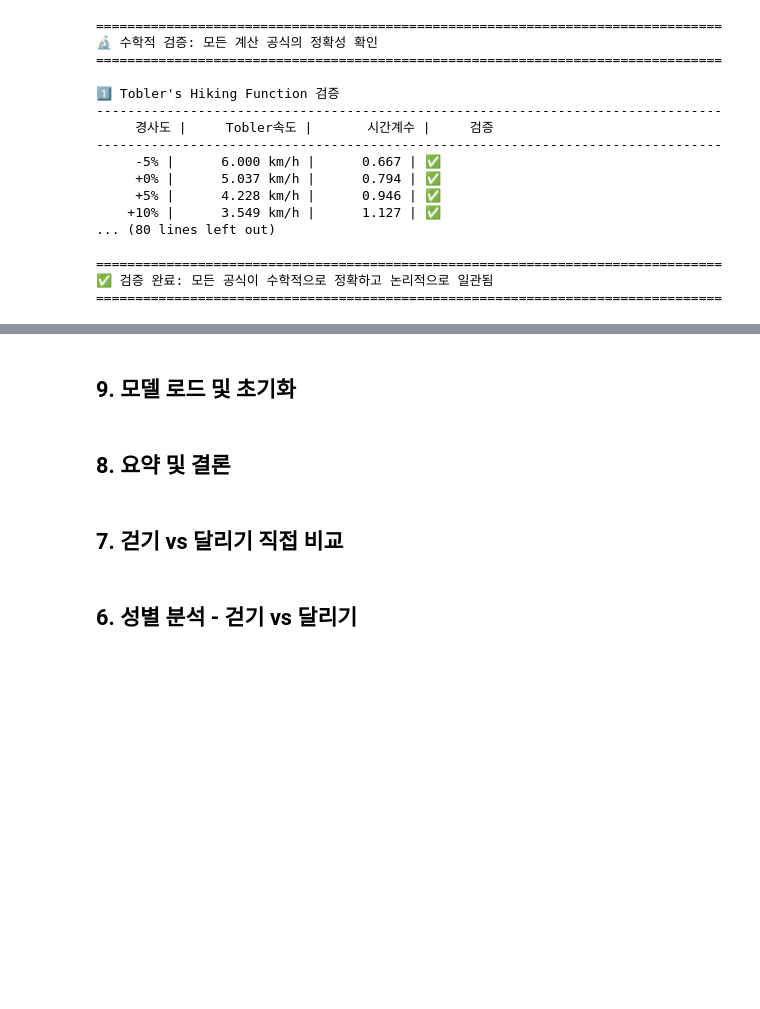
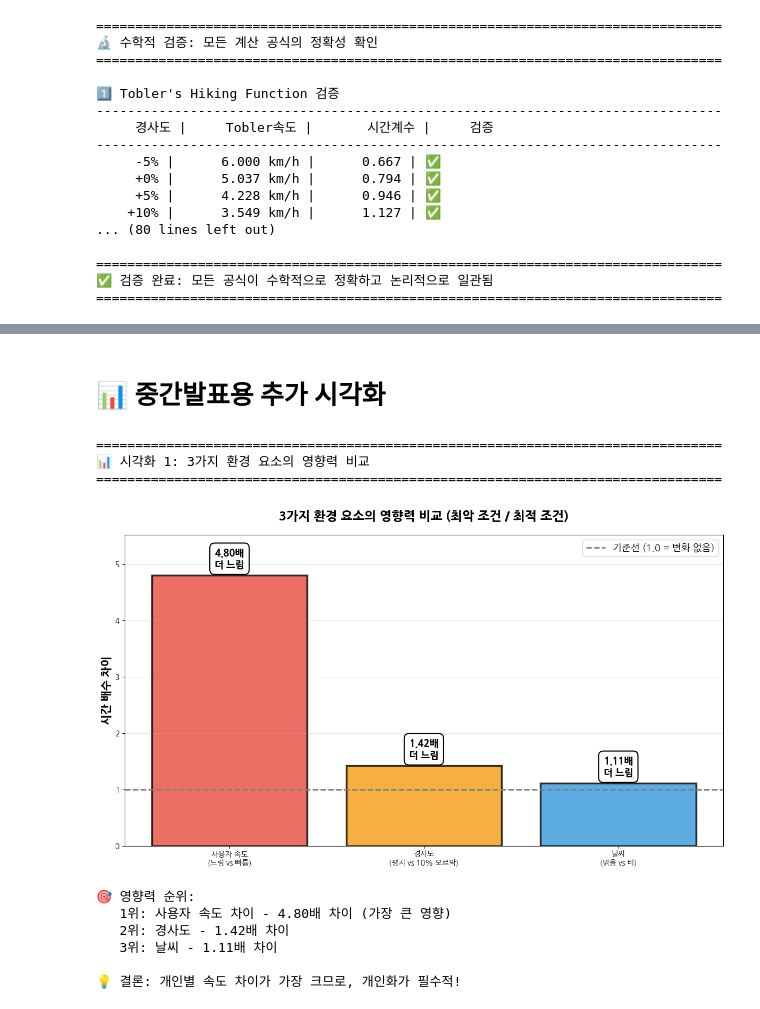
Before and after one commit to CSID-DGU/2025-2-DSCD-3g-07, a Jupyter notebook: backend/personal_speed_analysis.ipynb, the cells around one changed output, grey strips where cells are left out. Saved outputs shown, nothing was run; the diff lists cells and outputs as text; code cells hidden in the pictures; blank space fills up the shorter version.

```diff
--- a/backend/personal_speed_analysis.ipynb
+++ b/backend/personal_speed_analysis.ipynb
@@ -1995,11 +1994,11 @@ print(f"      - 평균 사용자 (50%ile, {speed_samples_list[2]:.2f}m/s): {user
 print(f"      - 빠른 사용자 (90%ile, {speed_samples_list[4]:.2f}m/s): {user_time_90:.3f} → Tmap 대비 {(user_time_90-1)*100:+.0f}%")
 print()
 
-# 경사도 시간 계수 계산
-slope_0 = calculate_slope_time_factor(0, base_speed_kmh=4.0)
-slope_5_up = calculate_slope_time_factor(5, base_speed_kmh=4.0)
-slope_10_up = calculate_slope_time_factor(10, base_speed_kmh=4.0)
-slope_5_down = calculate_slope_time_factor(-5, base_speed_kmh=4.0)
+# 경사도 시간 계수 계산 (항상 4.0 고정!)
+slope_0 = calculate_slope_time_factor(0, 4.0)
+slope_5_up = calculate_slope_time_factor(5, 4.0)
+slope_10_up = calculate_slope_time_factor(10, 4.0)
+slope_5_down = calculate_slope_time_factor(-5, 4.0)
 
 print("   2️⃣ 경사도 시간 계수 (Tobler's Function):")
 print(f"      - 평지 (0%): {slope_0:.3f} (기준)")
@@ -2852,8 +2841,55 @@ print("=" * 80)
-# %% [markdown]
-## 9. 모델 로드 및 초기화
-# %% [markdown]
-## 8. 요약 및 결론
-# %% [markdown]
-## 7. 걷기 vs 달리기 직접 비교
-# %% [markdown]
-## 6. 성별 분석 - 걷기 vs 달리기
+# %% [markdown]
+# 📊 중간발표용 추가 시각화
+# %%
+# 1️⃣ 계수 영향력 비교 막대 그래프
+print("=" * 80)
+print("📊 시각화 1: 3가지 환경 요소의 영향력 비교")
+print("=" * 80)
+print()
+
+fig, ax = plt.subplots(figsize=(12, 7))
+
+# 3가지 요소의 영향력 계산
+factors = ['사용자 속도\n(느림 vs 빠름)', '경사도\n(평지 vs 10% 오르막)', '날씨\n(맑음 vs 비)']
+time_changes = [
+    user_time_10 / user_time_90,  # 사용자 효과: 느린/빠른 비율
+    slope_10_up / slope_0,          # 경사 효과: 오르막/평지 비율
+    rain_time_coeff / clear_time_coeff  # 날씨 효과: 비/맑음 비율
+]
+
+colors = ['#E74C3C', '#F39C12', '#3498DB']
+bars = ax.bar(factors, time_changes, color=colors, alpha=0.8, edgecolor='black', linewidth=2.5)
+
+ax.axhline(y=1.0, color='gray', linestyle='--', linewidth=2, label='기준선 (1.0 = 변화 없음)')
+ax.set_ylabel('시간 배수 차이', fontsize=15, fontweight='bold')
+ax.set_title('3가지 환경 요소의 영향력 비교 (최악 조건 / 최적 조건)', fontsize=17, fontweight='bold', pad=20)
+ax.grid(True, alpha=0.3, axis='y')
+ax.legend(fontsize=13, loc='upper right')
+ax.set_ylim(0, max(time_changes) * 1.15)
+
+# 값 표시
+for bar, val in zip(bars, time_changes):
+    height = bar.get_height()
+    ax.text(bar.get_x() + bar.get_width()/2., height + 0.1,
+            f'{val:.2f}배\n더 느림', ha='center', va='bottom', fontsize=13, fontweight='bold',
+            bbox=dict(boxstyle='round,pad=0.5', facecolor='white', edgecolor='black', linewidth=1.5))
+
+plt.tight_layout()
+plt.show()
+
+print(f"\n🎯 영향력 순위:")
+print(f"   1위: 사용자 속도 차이 - {time_changes[0]:.2f}배 차이 (가장 큰 영향)")
+print(f"   2위: 경사도 - {time_changes[1]:.2f}배 차이")
+print(f"   3위: 날씨 - {time_changes[2]:.2f}배 차이")
+print(f"\n💡 결론: 개인별 속도 차이가 가장 크므로, 개인화가 필수적!")
+# %% [output]
+================================================================================
+📊 시각화 1: 3가지 환경 요소의 영향력 비교
+================================================================================
+[figure, added]
+🎯 영향력 순위:
+   1위: 사용자 속도 차이 - 4.80배 차이 (가장 큰 영향)
+   2위: 경사도 - 1.42배 차이
+   3위: 날씨 - 1.11배 차이
+
+💡 결론: 개인별 속도 차이가 가장 크므로, 개인화가 필수적!
```
Also changed, not shown: parts of 38 cells of this notebook, 1 other file.
